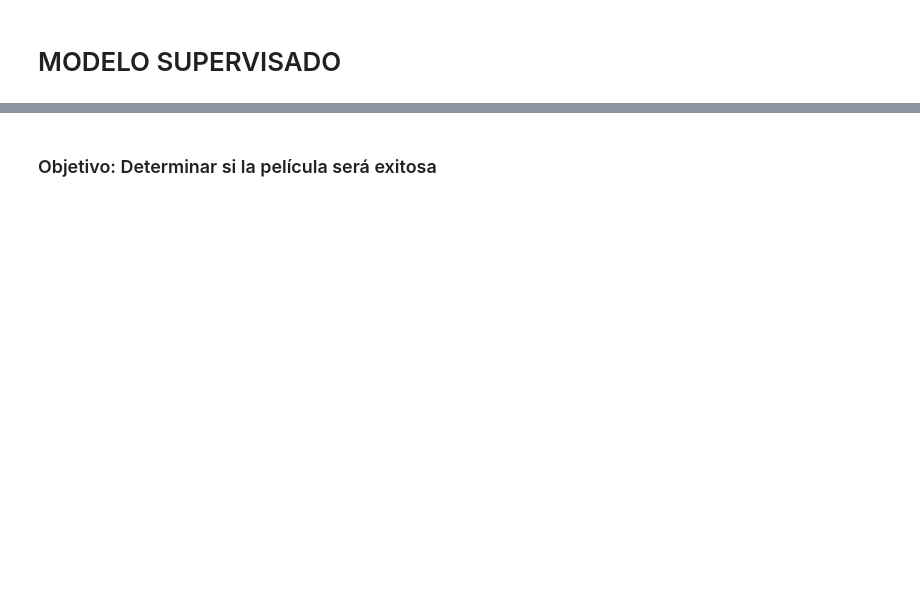
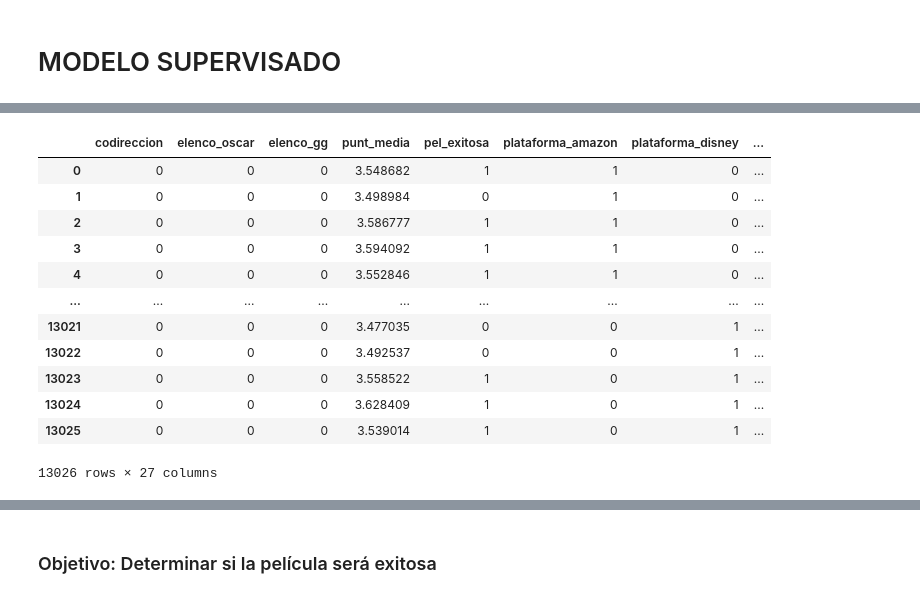
Before and after one commit to L-Ameneiro/IngeniasDataScience, a Jupyter notebook: notebooks/MODELO SUPERVISADO.ipynb, the cells around one changed output, grey strips where cells are left out. Saved outputs shown, nothing was run; the diff lists cells and outputs as text; code cells hidden in the pictures; blank space fills up the shorter version.

Commit message:
modelo

```diff
--- a/notebooks/MODELO SUPERVISADO.ipynb
+++ b/notebooks/MODELO SUPERVISADO.ipynb
@@ -18,0 +73,18 @@ peliculas5
+# %%
+# Se eliminan aquellas variables que no se van a incluir en el modelo.
+supervisado1= supervisado1.drop(['show_id','titulo', 'director', 'elenco', 'clasificacion', 'genero', 'plataforma', 'anio', 'duracion'], axis=1)
+supervisado1
+# %% [output]
+|  | codireccion | elenco_oscar | elenco_gg | punt_media | pel_exitosa | plataforma_amazon | plataforma_disney | ... |
+| 0 | 0 | 0 | 0 | 3.548682 | 1 | 1 | 0 | ... |
+| 1 | 0 | 0 | 0 | 3.498984 | 0 | 1 | 0 | ... |
+| 2 | 0 | 0 | 0 | 3.586777 | 1 | 1 | 0 | ... |
+| 3 | 0 | 0 | 0 | 3.594092 | 1 | 1 | 0 | ... |
+| 4 | 0 | 0 | 0 | 3.552846 | 1 | 1 | 0 | ... |
+| ... | ... | ... | ... | ... | ... | ... | ... | ... |
+| 13021 | 0 | 0 | 0 | 3.477035 | 0 | 0 | 1 | ... |
+| 13022 | 0 | 0 | 0 | 3.492537 | 0 | 0 | 1 | ... |
+| 13023 | 0 | 0 | 0 | 3.558522 | 1 | 0 | 1 | ... |
+| 13024 | 0 | 0 | 0 | 3.628409 | 1 | 0 | 1 | ... |
+| 13025 | 0 | 0 | 0 | 3.539014 | 1 | 0 | 1 | ... |
+13026 rows × 27 columns
```
Also changed, not shown: parts of 37 cells of this notebook, 5 other files.
